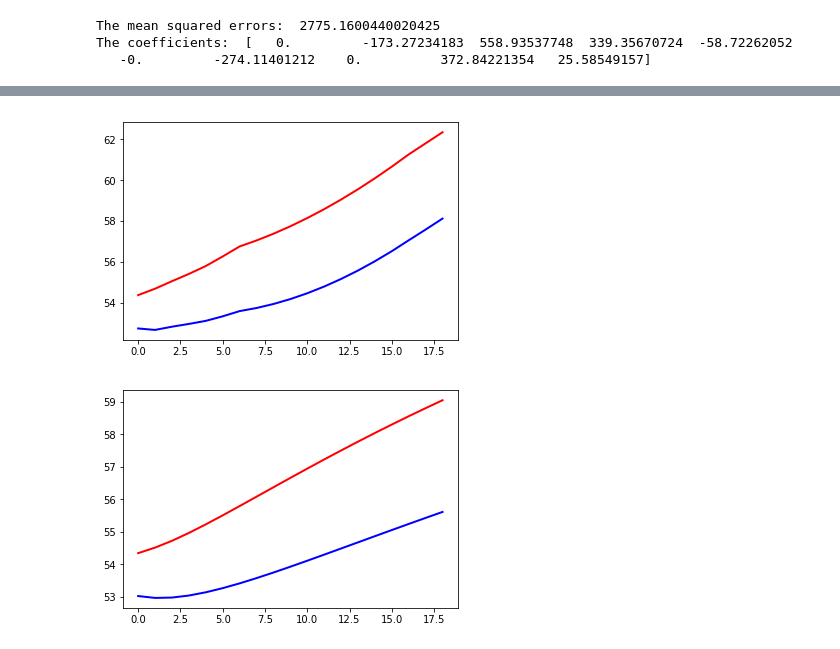
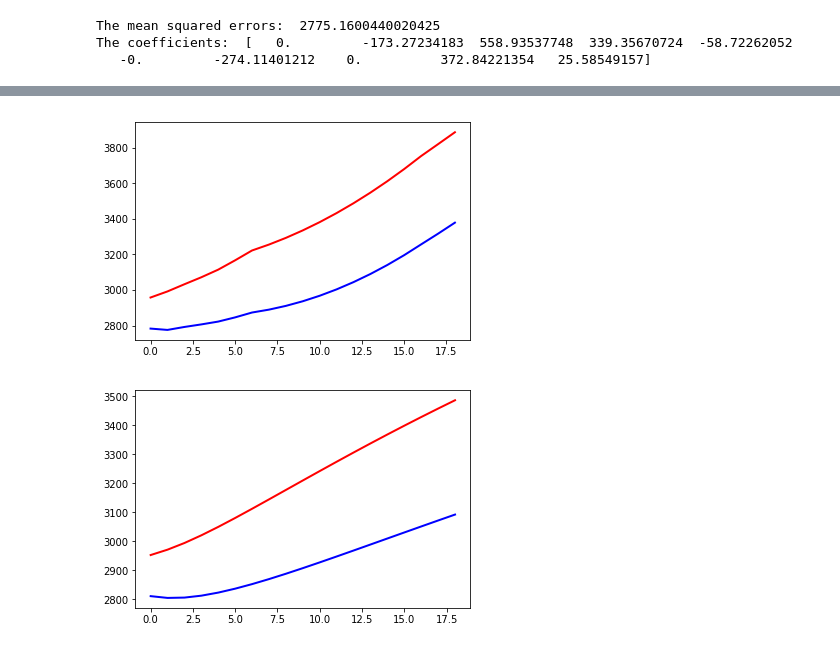
Before and after one commit to zmcmcc/Intro_To_Machine_Learning, a Jupyter notebook: Lab1.ipynb, the cells around one changed output, grey strips where cells are left out. Drawn from its saved outputs; the diff is of its cells as text; code cells hidden in the pictures.

```diff
--- a/Lab1.ipynb
+++ b/Lab1.ipynb
@@ -129,7 +129,7 @@ The coefficients:  [   0.         -173.27234183  558.93537748  339.35670724  -58
 # %%
 # Code for Question 2(c) 5/5
 # Train with polynomial model and evaluate its performance
-poly_features = PolynomialFeatures(degree=10, include_bias = False)
+poly_features = PolynomialFeatures(degree=4, include_bias = False)
 X_poly = poly_features.fit_transform(X)
 train_and_evaluate(linear_model.LinearRegression(), X_poly, y)
 # %% [output]
@@ -139,23 +153,23 @@ The coefficients:  [2249.79214694 -351.88372259  771.49451262 ...   13.78970111
 # %%
 # Code for Question 3(b) 1/2
 # Train with lasso model while varying its alpha and evaluate its performance
 
 def vary_Alpha_Lasso(X, y):
     train_errors,test_errors = [],[]
     for m in range(1, 20):
         X_train, X_test, y_train, y_test = train_test_split(X, y, test_size = 0.3, random_state=42)
         lasso_model = linear_model.Lasso(alpha = 0.05*m).fit(X_train, y_train)
         y_train_predict = lasso_model.predict(X_train)
         y_test_predict = lasso_model.predict(X_test)
         train_errors.append(mean_squared_error(y_train_predict, y_train))
         test_errors.append(mean_squared_error(y_test_predict, y_test))
 
-    plt.plot(numpy.sqrt(train_errors), "r-", linewidth = 2, label = "train")
-    plt.plot(numpy.sqrt(test_errors), "b-", linewidth = 2, label = "test")
+    plt.plot(train_errors, "r-", linewidth = 2, label = "train")
+    plt.plot(test_errors, "b-", linewidth = 2, label = "test")
 
 vary_Alpha_Lasso(X, y)
 # %% [output]
-[figure, old version]
+[figure, new version]
 # %%
 # Code for Question 3(b) 2/2
 # Train with ridge model while varying its alpha and evaluate its performance
@@ -170,9 +184,9 @@ def vary_Alpha_Ridge(X, y):
         train_errors.append(mean_squared_error(y_train_predict, y_train))
         test_errors.append(mean_squared_error(y_test_predict, y_test))
 
-    plt.plot(numpy.sqrt(train_errors), "r-", linewidth = 2, label = "train")
-    plt.plot(numpy.sqrt(test_errors), "b-", linewidth = 2, label = "test")
+    plt.plot(train_errors, "r-", linewidth = 2, label = "train")
+    plt.plot(test_errors, "b-", linewidth = 2, label = "test")
 
 vary_Alpha_Ridge(X, y)
 # %% [output]
-[figure, old version]
+[figure, new version]
```
Also changed, not shown: parts of 5 cells of this notebook.
